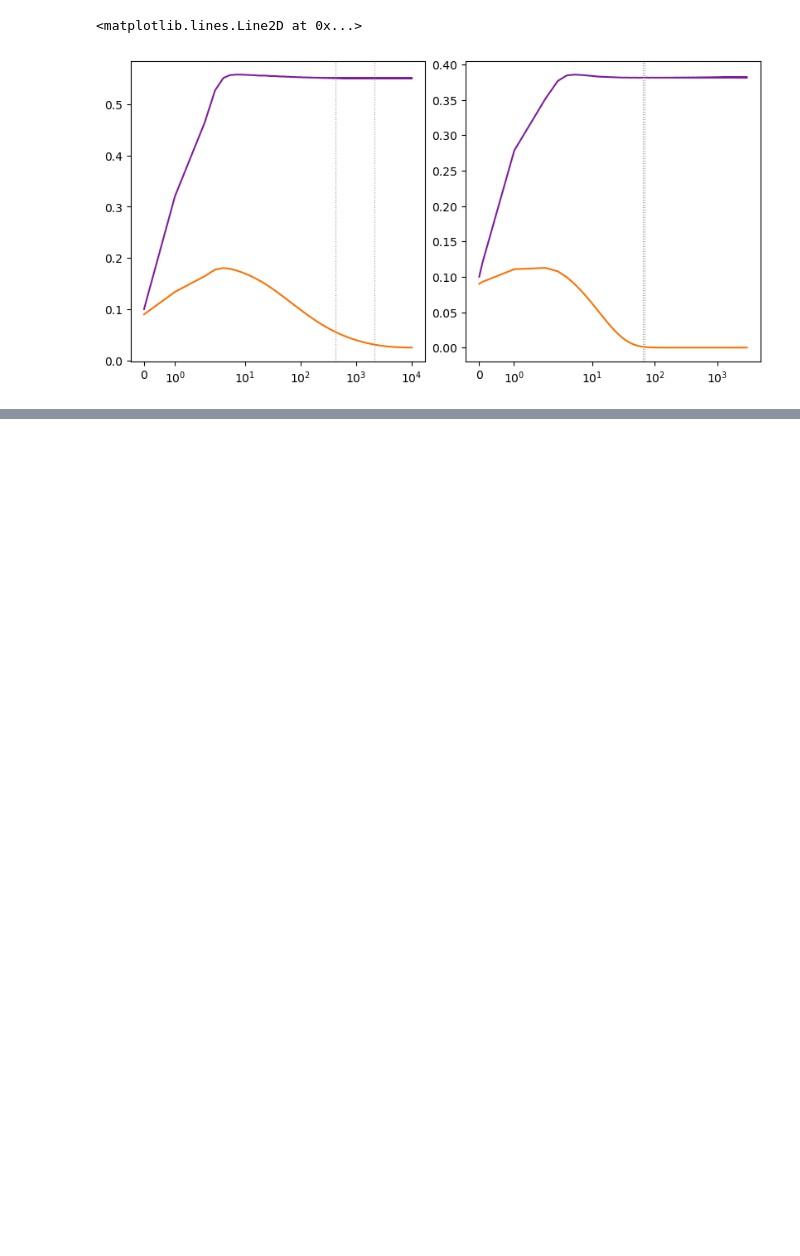
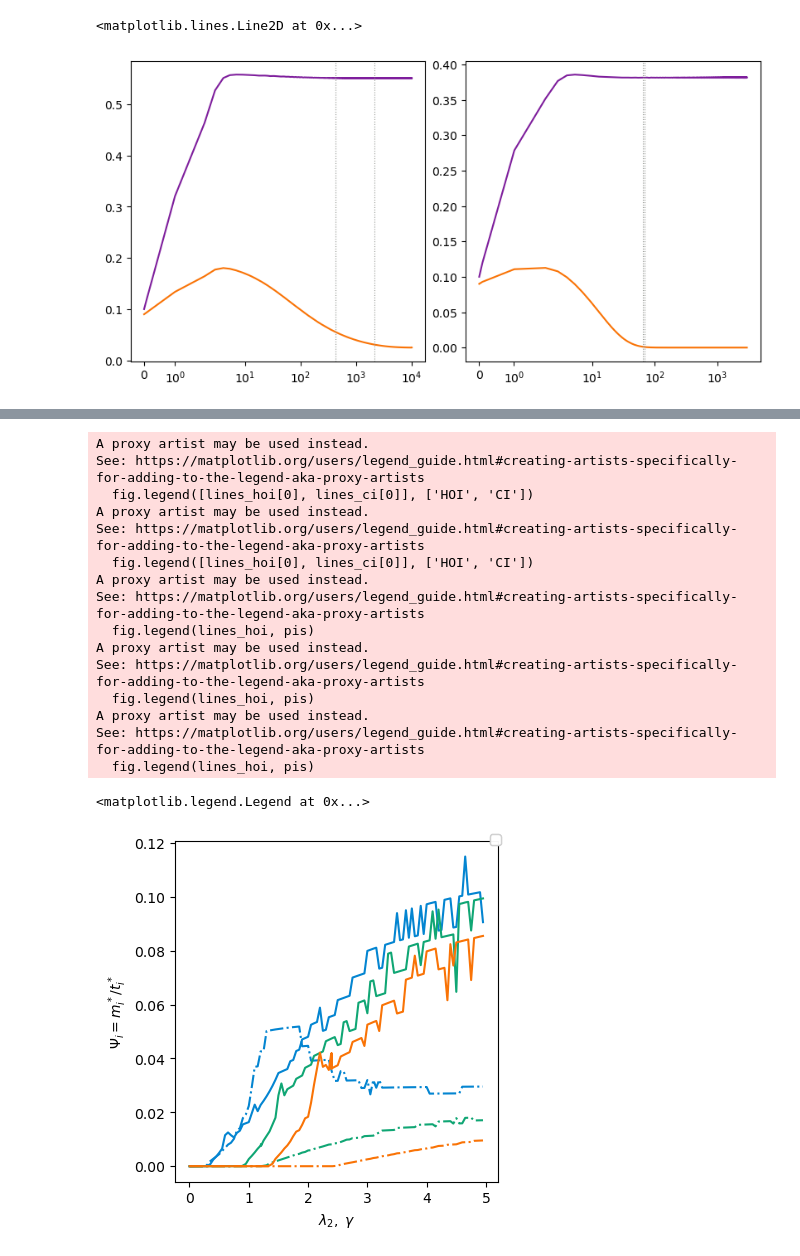
Before and after one commit to dmarchp/TFM_code, a Jupyter notebook: non_lin_models/det_sols_non_lin/ode_int.ipynb, the cells around one changed output, grey strips where cells are left out. Saved outputs shown, nothing was run; the diff lists cells and outputs as text; code cells hidden in the pictures; blank space fills up the shorter version.

```diff
--- a/non_lin_models/det_sols_non_lin/ode_int.ipynb
+++ b/non_lin_models/det_sols_non_lin/ode_int.ipynb
@@ -226,0 +230,53 @@ fig.savefig(f'costFuncData_hoi_vs_ci_l1_{l1}_pi_{pi}.png')
+# %%
+# plot only psi:
+
+fig, ax = plt.subplots(1, 1, figsize=(4,4), constrained_layout=True)
+ax.set(xlabel=r'$\lambda_2, \; \gamma$', ylabel=r'$\Psi_i = m^*_i / t^*_i$')
+
+l1, pis = 1.5, [0.01, 0.05, 0.1]
+# l1, pis = 2.0, [0.01, 0.1, 0.4]
+
+# filter the psi arrays in order to not get the ulgy peaks that appear due to  initial condition being close to final m
+# (and thus times dramaticaly decreasing and psi increasing)
+limitPsi = 0.150
+colors = ['xkcd:cerulean', 'xkcd:bluish green', 'xkcd:orange']
+lines_hoi, lines_ci = [], []
+for pi,c in zip(pis, colors):
+    intParamRange = intParamRangePi[pi]
+    ms_hoi, ms_ci =  np.array(dataInt['hoi'][pi]['m']), np.array(dataInt['ci'][pi]['m'])
+    tss_hoi, tss_ci = np.array(dataInt['hoi'][pi]['tss']), np.array(dataInt['ci'][pi]['tss'])
+    psi_hoi, psi_ci = ms_hoi/tss_hoi, ms_ci/tss_ci
+    # label_hoi = 'HOI' if pis.index(pi) == 0 else '_nolabel_'
+    # label_ci = 'CI' if pis.index(pi) == 0 else '_nolabel_'
+    if limitPsi:
+        ln_hoi = ax.plot(intParamRange[psi_hoi < limitPsi], psi_hoi[psi_hoi < limitPsi], ls='-', color=c)
+        ln_ci = ax.plot(intParamRange[psi_ci < limitPsi], psi_ci[psi_ci < limitPsi], ls='-.', color=c)
+    else:
+        ax.plot(intParamRange, psi_hoi, ls='-', color=c)
+        ax.plot(intParamRange, psi_ci, ls='-.', color=c)
+    lines_hoi.append(ln_hoi)
+    lines_ci.append(ln_ci)
+
+# fig.legend(frameon=False, loc=(0.25,0.7)) # to do also a legend for the pis....
+fig.legend([lines_hoi[0], lines_ci[0]], ['HOI', 'CI'])
+fig.legend(lines_hoi, pis)
+
+# fig.savefig('psi_hoi_vs_ci_l1_{l1}_rho0_{rhom0[0]}_m0_{rhom0[1]}')
+# %% [output]
+A proxy artist may be used instead.
+See: https://matplotlib.org/users/legend_guide.html#creating-artists-specifically-for-adding-to-the-legend-aka-proxy-artists
+  fig.legend([lines_hoi[0], lines_ci[0]], ['HOI', 'CI'])
+A proxy artist may be used instead.
+See: https://matplotlib.org/users/legend_guide.html#creating-artists-specifically-for-adding-to-the-legend-aka-proxy-artists
+  fig.legend([lines_hoi[0], lines_ci[0]], ['HOI', 'CI'])
+A proxy artist may be used instead.
+See: https://matplotlib.org/users/legend_guide.html#creating-artists-specifically-for-adding-to-the-legend-aka-proxy-artists
+  fig.legend(lines_hoi, pis)
+A proxy artist may be used instead.
+See: https://matplotlib.org/users/legend_guide.html#creating-artists-specifically-for-adding-to-the-legend-aka-proxy-artists
+  fig.legend(lines_hoi, pis)
+A proxy artist may be used instead.
+See: https://matplotlib.org/users/legend_guide.html#creating-artists-specifically-for-adding-to-the-legend-aka-proxy-artists
+  fig.legend(lines_hoi, pis)
+<matplotlib.legend.Legend at 0x...>
+[figure, added]
```
Also changed, not shown: parts of 6 cells of this notebook, 8 other files.
